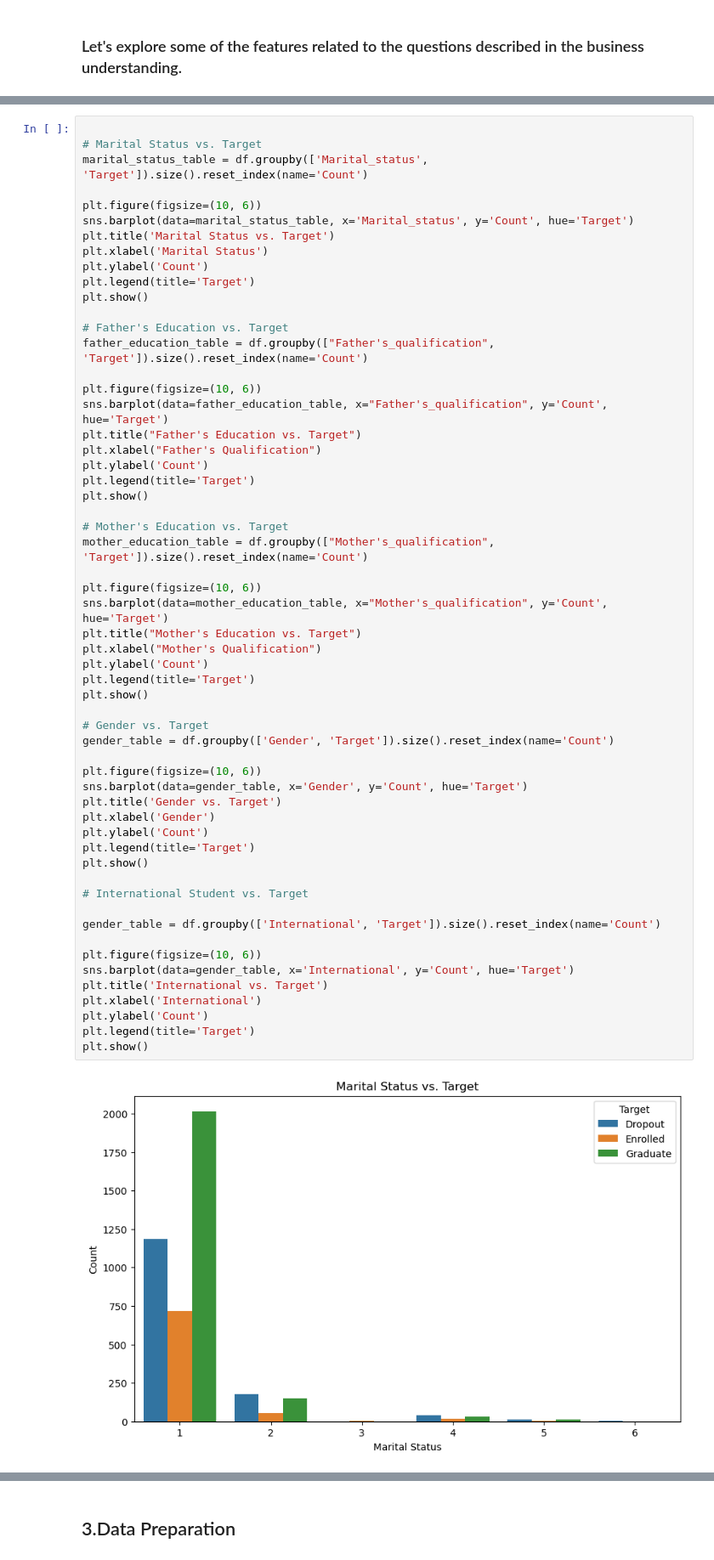
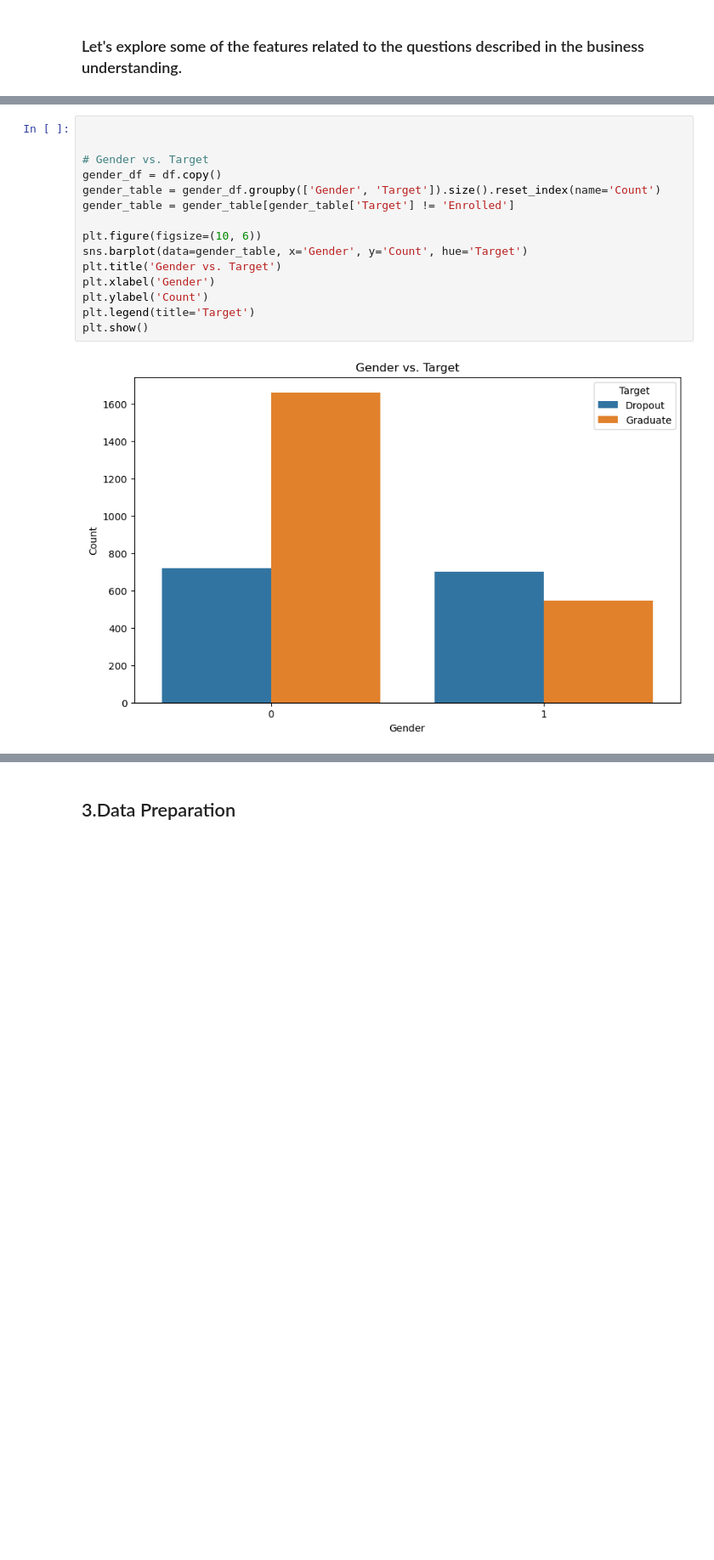
Before and after one commit to mrme77/School_DropOuts, a Jupyter notebook: Analysis.ipynb, the cells around one changed output, grey strips where cells are left out. Shown at 85% size. Drawn from its saved outputs; the diff is of its cells as text; blank space fills up the shorter version.

```diff
--- a/Analysis.ipynb
+++ b/Analysis.ipynb
@@ -376,59 +572,17 @@ plt.show()
 # %%
 
-# Marital Status vs. Target
-marital_status_table = df.groupby(['Marital_status', 'Target']).size().reset_index(name='Count')
-
-plt.figure(figsize=(10, 6))
-sns.barplot(data=marital_status_table, x='Marital_status', y='Count', hue='Target')
-plt.title('Marital Status vs. Target')
-plt.xlabel('Marital Status')
-plt.ylabel('Count')
-plt.legend(title='Target')
-plt.show()
-
-# Father's Education vs. Target
-father_education_table = df.groupby(["Father's_qualification", 'Target']).size().reset_index(name='Count')
-
-plt.figure(figsize=(10, 6))
-sns.barplot(data=father_education_table, x="Father's_qualification", y='Count', hue='Target')
-plt.title("Father's Education vs. Target")
-plt.xlabel("Father's Qualification")
-plt.ylabel('Count')
-plt.legend(title='Target')
-plt.show()
-
-# Mother's Education vs. Target
-mother_education_table = df.groupby(["Mother's_qualification", 'Target']).size().reset_index(name='Count')
-
-plt.figure(figsize=(10, 6))
-sns.barplot(data=mother_education_table, x="Mother's_qualification", y='Count', hue='Target')
-plt.title("Mother's Education vs. Target")
-plt.xlabel("Mother's Qualification")
-plt.ylabel('Count')
-plt.legend(title='Target')
-plt.show()
 
 # Gender vs. Target
-gender_table = df.groupby(['Gender', 'Target']).size().reset_index(name='Count')
+gender_df = df.copy()
+gender_table = gender_df.groupby(['Gender', 'Target']).size().reset_index(name='Count')
+gender_table = gender_table[gender_table['Target'] != 'Enrolled']
 
 plt.figure(figsize=(10, 6))
 sns.barplot(data=gender_table, x='Gender', y='Count', hue='Target')
 plt.title('Gender vs. Target')
 plt.xlabel('Gender')
 plt.ylabel('Count')
 plt.legend(title='Target')
 plt.show()
-
-# International Student vs. Target
-
-gender_table = df.groupby(['International', 'Target']).size().reset_index(name='Count')
-
-plt.figure(figsize=(10, 6))
-sns.barplot(data=gender_table, x='International', y='Count', hue='Target')
-plt.title('International vs. Target')
-plt.xlabel('International')
-plt.ylabel('Count')
-plt.legend(title='Target')
-plt.show()
 # %% [output]
-[figure, old version]
+[figure, new version]
```
Also changed, not shown: parts of 16 cells of this notebook.
